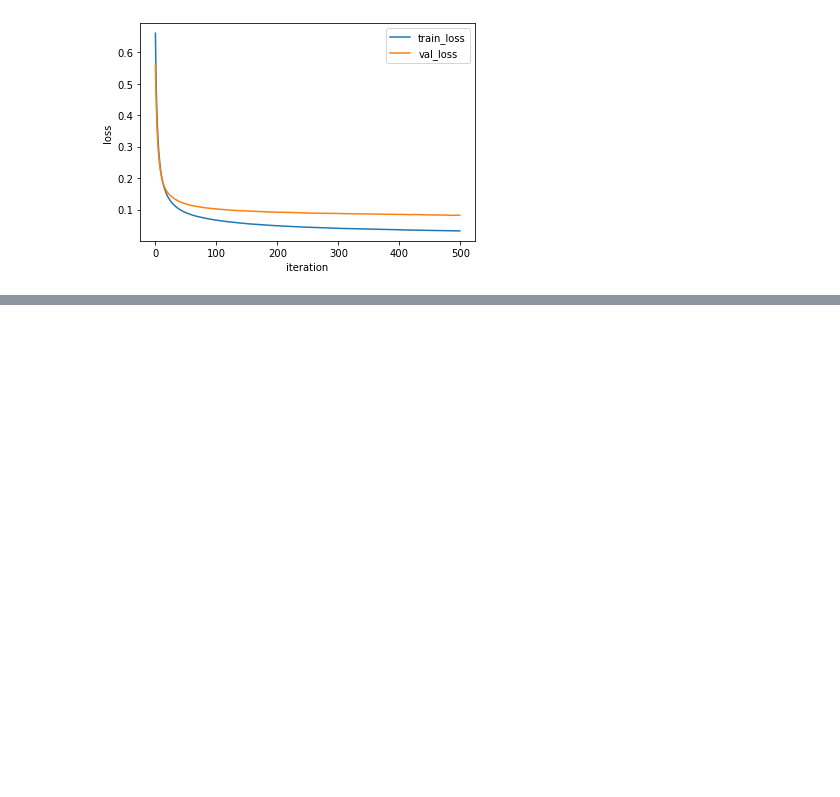
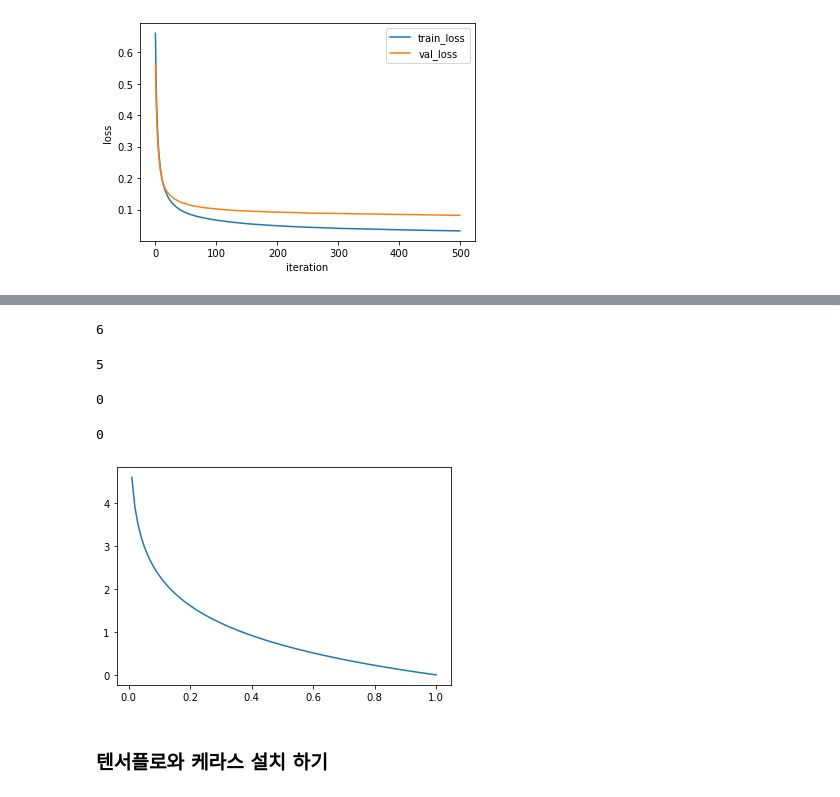
Before and after one commit to imguru-mooc/AI_Basic, a Jupyter notebook: 파이썬/12_day.ipynb, the cells around one changed output, grey strips where cells are left out. Cells and saved outputs as stored; diff of their text form; code cells hidden in the pictures; blank space fills up the shorter version.

```diff
--- a/파이썬/12_day.ipynb
+++ b/파이썬/12_day.ipynb
@@ -242,0 +264,27 @@ plt.show()
+# %%
+np.max(a)
+# %% [output]
+6
+# %%
+np.argmax(a)
+# %% [output]
+5
+# %%
+a = np.array([2.20, 1.39, 0.85])
+np.argmax(a)
+# %% [output]
+0
+# %%
+y = np.array([1, 0, 0])
+np.argmax(y)
+# %% [output]
+0
+# %%
+a = np.linspace(0,1,100)
+L = -np.log(a)
+plt.plot( a, L )
+plt.show()
+# %% [output]
+[figure, added]
+# %% [markdown]
+### 텐서플로와 케라스 설치 하기
```
Also changed, not shown: parts of 6 cells of this notebook, 1 other file.
